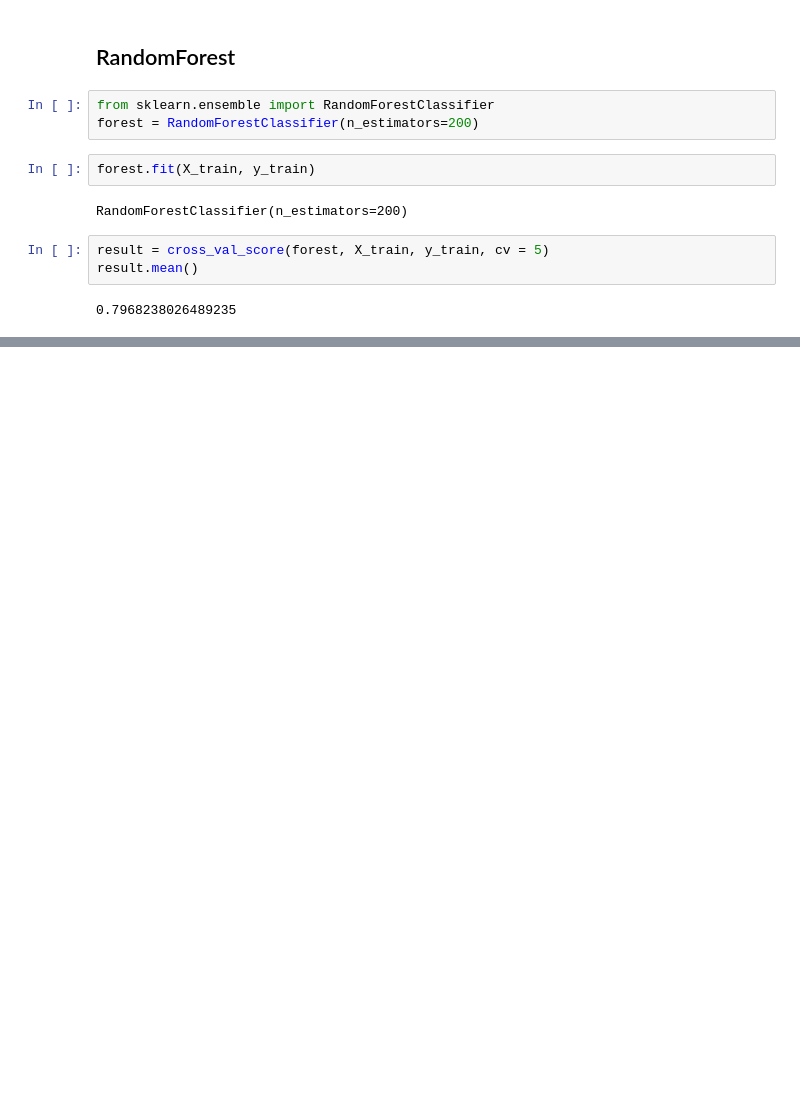
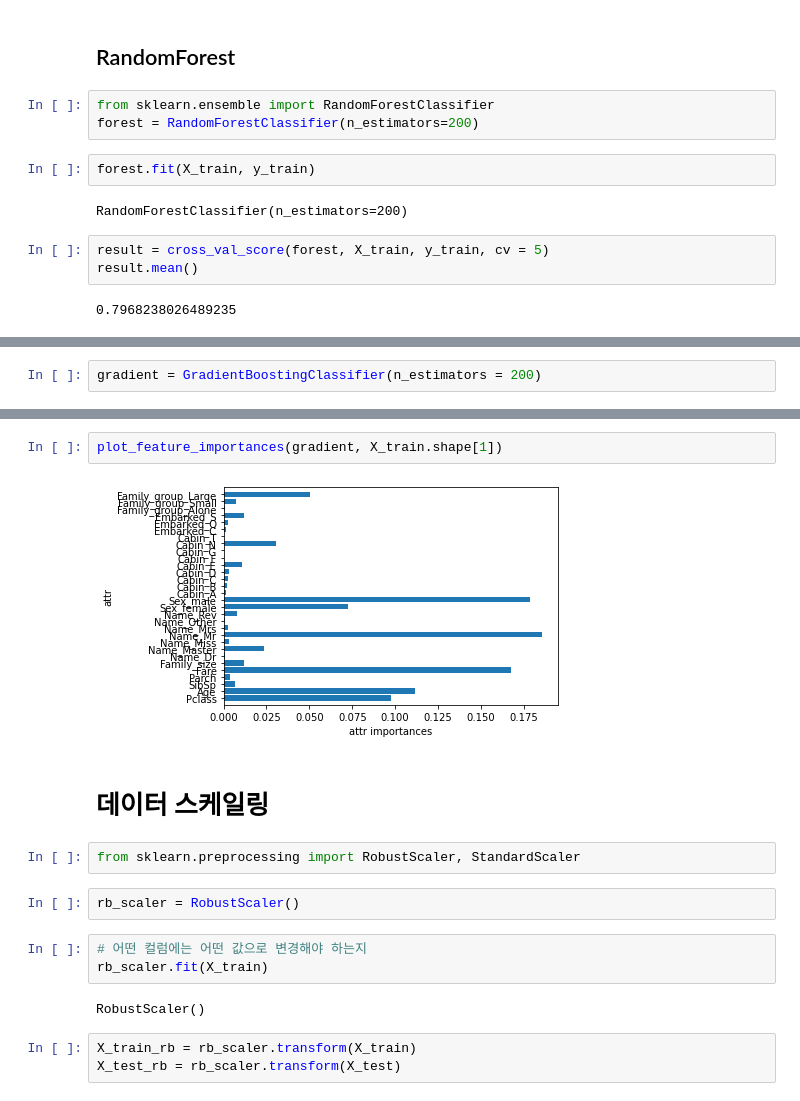
Before and after one commit to Shaharen/MachineLearning, a Jupyter notebook: Ex06_타이타닉.ipynb, the cells around one changed output, grey strips where cells are left out. Drawn from its saved outputs; the diff is of its cells as text; blank space fills up the shorter version.

```diff
--- a/Ex06_타이타닉.ipynb
+++ b/Ex06_타이타닉.ipynb
@@ -720,0 +655,2 @@ result.mean()
+# %%
+gradient = GradientBoostingClassifier(n_estimators = 200)
@@ -720,0 +666,18 @@ result.mean()
+# %%
+plot_feature_importances(gradient, X_train.shape[1])
+# %% [output]
+[figure, added]
+# %% [markdown]
+# 데이터 스케일링
+# %%
+from sklearn.preprocessing import RobustScaler, StandardScaler
+# %%
+rb_scaler = RobustScaler()
+# %%
+# 어떤 컬럼에는 어떤 값으로 변경해야 하는지
+rb_scaler.fit(X_train)
+# %% [output]
+RobustScaler()
+# %%
+X_train_rb = rb_scaler.transform(X_train)
+X_test_rb = rb_scaler.transform(X_test)
```
Also changed, not shown: parts of 45 cells of this notebook.
